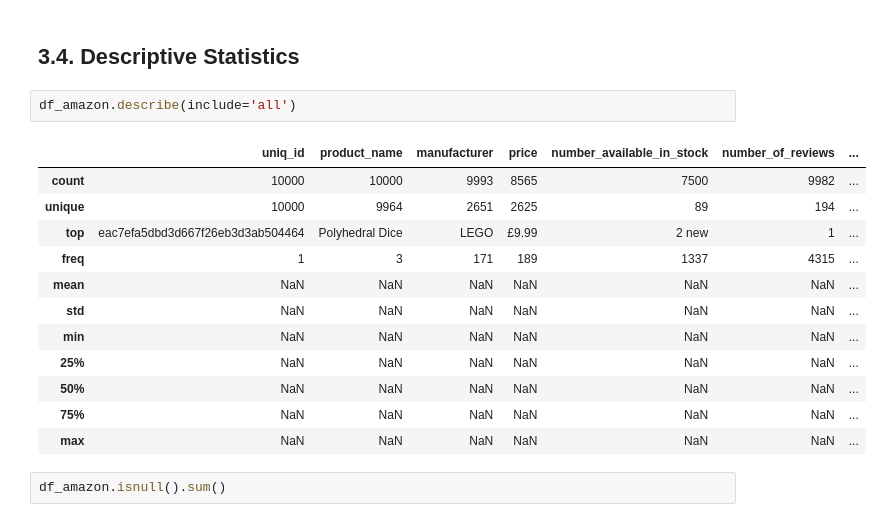
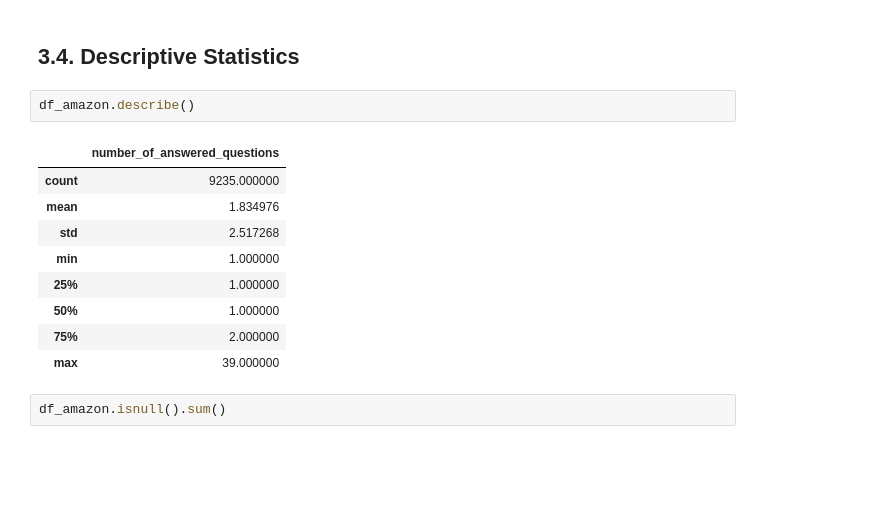
Before and after one commit to FJGM2023015/Recommendation-System-Market-Basket-Analysis-, a Jupyter notebook: recomm_system_market_basket_analysis.ipynb, the cells around one changed output. Drawn from its saved outputs; the diff is of its cells as text; blank space fills up the shorter version.

```diff
--- a/recomm_system_market_basket_analysis.ipynb
+++ b/recomm_system_market_basket_analysis.ipynb
@@ -125,20 +125,17 @@ df_amazon.shape
 <a id='3.4'></a>
 ## 3.4. Descriptive Statistics
 # %%
-df_amazon.describe(include='all')
+df_amazon.describe()
 # %% [output]
-|  | uniq_id | product_name | manufacturer | price | number_available_in_stock | number_of_reviews | ... |
-| count | 10000 | 10000 | 9993 | 8565 | 7500 | 9982 | ... |
-| unique | 10000 | 9964 | 2651 | 2625 | 89 | 194 | ... |
-| top | eac7efa5dbd3d667f26eb3d3ab504464 | Polyhedral Dice | LEGO | £9.99 | 2 new | 1 | ... |
-| freq | 1 | 3 | 171 | 189 | 1337 | 4315 | ... |
-| mean | NaN | NaN | NaN | NaN | NaN | NaN | ... |
-| std | NaN | NaN | NaN | NaN | NaN | NaN | ... |
-| min | NaN | NaN | NaN | NaN | NaN | NaN | ... |
-| 25% | NaN | NaN | NaN | NaN | NaN | NaN | ... |
-| 50% | NaN | NaN | NaN | NaN | NaN | NaN | ... |
-| 75% | NaN | NaN | NaN | NaN | NaN | NaN | ... |
-| max | NaN | NaN | NaN | NaN | NaN | NaN | ... |
+|  | number_of_answered_questions |
+| count | 9235.000000 |
+| mean | 1.834976 |
+| std | 2.517268 |
+| min | 1.000000 |
+| 25% | 1.000000 |
+| 50% | 1.000000 |
+| 75% | 2.000000 |
+| max | 39.000000 |
 # %%
 df_amazon.isnull().sum()
 # %% [output]
```
Also changed, not shown: parts of 38 cells of this notebook.
